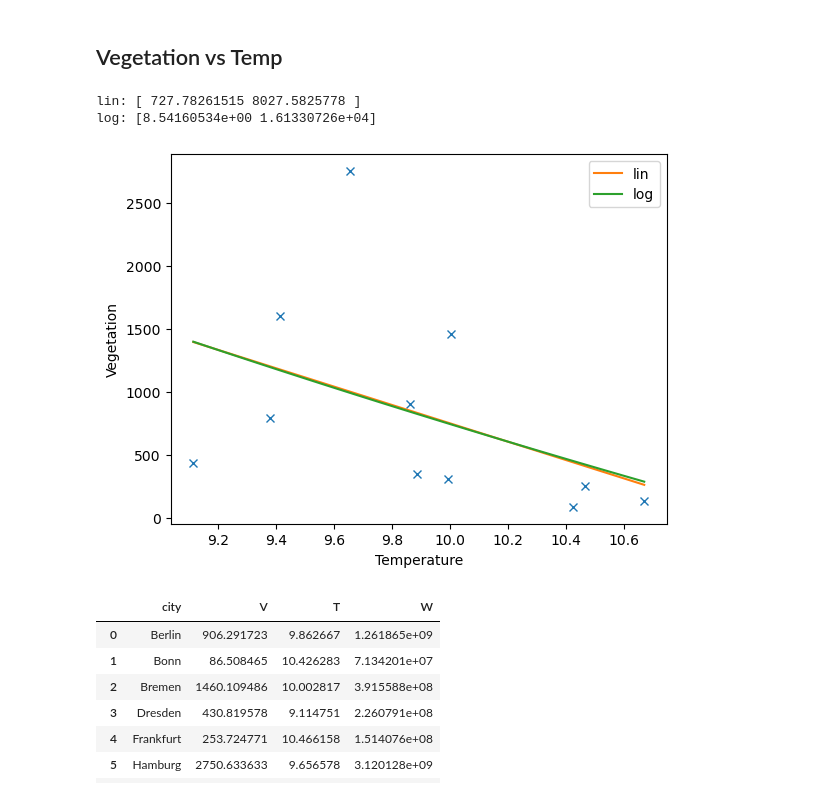
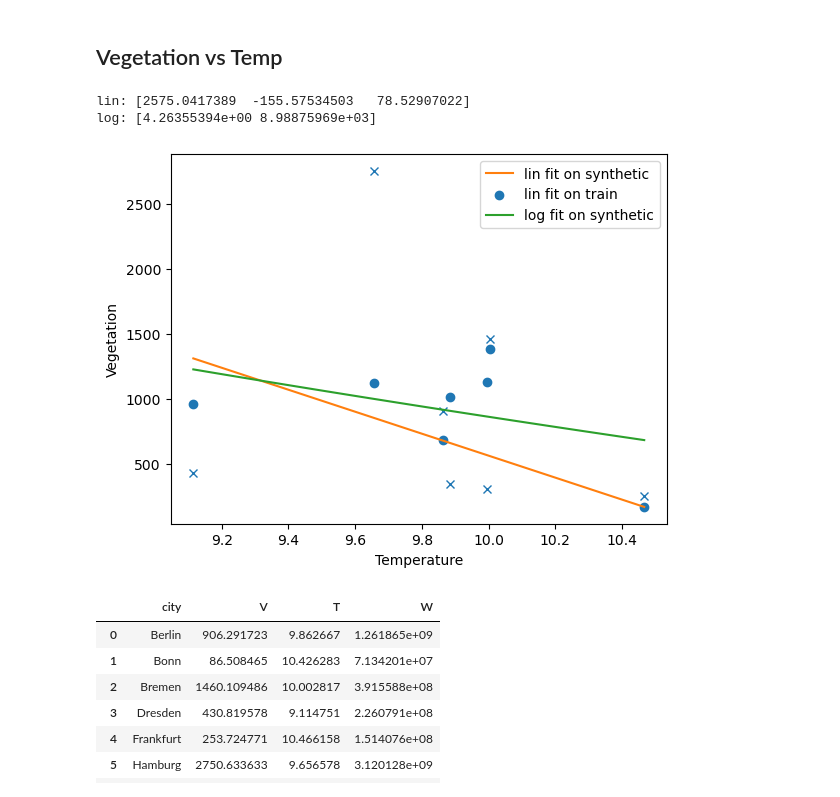
Before and after one commit to Max10-afk/comp_ecology, a Jupyter notebook: scripts/plotting.ipynb, the cells around one changed output. Saved outputs shown, nothing was run; the diff lists cells and outputs as text; code cells hidden in the pictures.

```diff
--- a/scripts/plotting.ipynb
+++ b/scripts/plotting.ipynb
@@ -143,34 +143,37 @@ print(popt)
 ## Vegetation vs Temp
 # %%
 # Function candidates
-def dV_lin(T, s, g):
-    V = data["V"].mean()
-    return p - s*T
+def dV_lin(PT, s, g, a):
+    P, T = PT
+    return s+g*P + a*T
 
 def dV_log(T, s, p):
     V = data["V"].mean()
     return V + p - s * np.log(T) * V
 
 # Perform the curve fitting
-popt_lin, pcov_lin = curve_fit(dV_lin, data["T"], data["V"])
+popt_lin, pcov_lin = curve_fit(dV_lin, (data["P"], data["T"]), data["V"])
 popt_log, pcov_log = curve_fit(dV_log, data["T"], data["V"])
 
-x_fit = np.linspace(min(data["T"]), max(data["T"]), 100)
-y_fit_lin = dV_lin(x_fit, *popt_lin)
-y_fit_log = dV_log(x_fit, *popt_log)
+t_fit = np.linspace(min(data["T"]), max(data["T"]), 100)
+p_fit = np.linspace(min(data["P"]), max(data["P"]), 100)
+y_fit_lin = dV_lin((p_fit, t_fit), *popt_lin)
+y_fit_log = dV_log(t_fit, *popt_log)
 
 plt.plot(data["T"],data["V"],"x")
-plt.plot(x_fit,y_fit_lin, label="lin")
-plt.plot(x_fit,y_fit_log, label="log")
+plt.plot(t_fit,y_fit_lin, label="lin fit on synthetic")
+plt.scatter(data["T"],dV_lin((data["P"], data["T"]), *popt_lin), label="lin fit on train",
+            marker="o")
+plt.plot(t_fit,y_fit_log, label="log fit on synthetic")
 plt.xlabel("Temperature")
 plt.ylabel("Vegetation")
 plt.legend(loc="best")
 print("lin:",popt_lin)
 print("log:",popt_log)
 # %% [output]
-lin: [ 727.78261515 8027.5825778 ]
-log: [8.54160534e+00 1.61330726e+04]
+lin: [2575.0417389  -155.57534503   78.52907022]
+log: [4.26355394e+00 8.98875969e+03]
-[figure, old version]
+[figure, new version]
 # %%
 data
 # %% [output]
```
